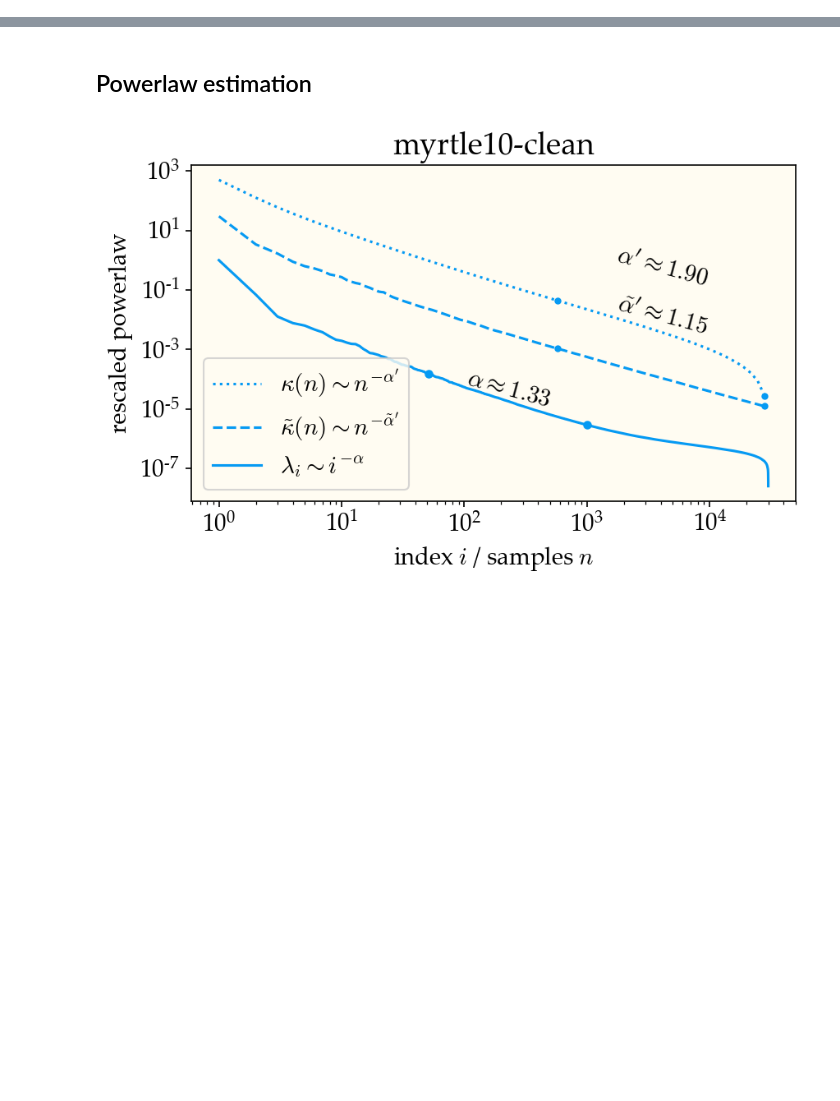
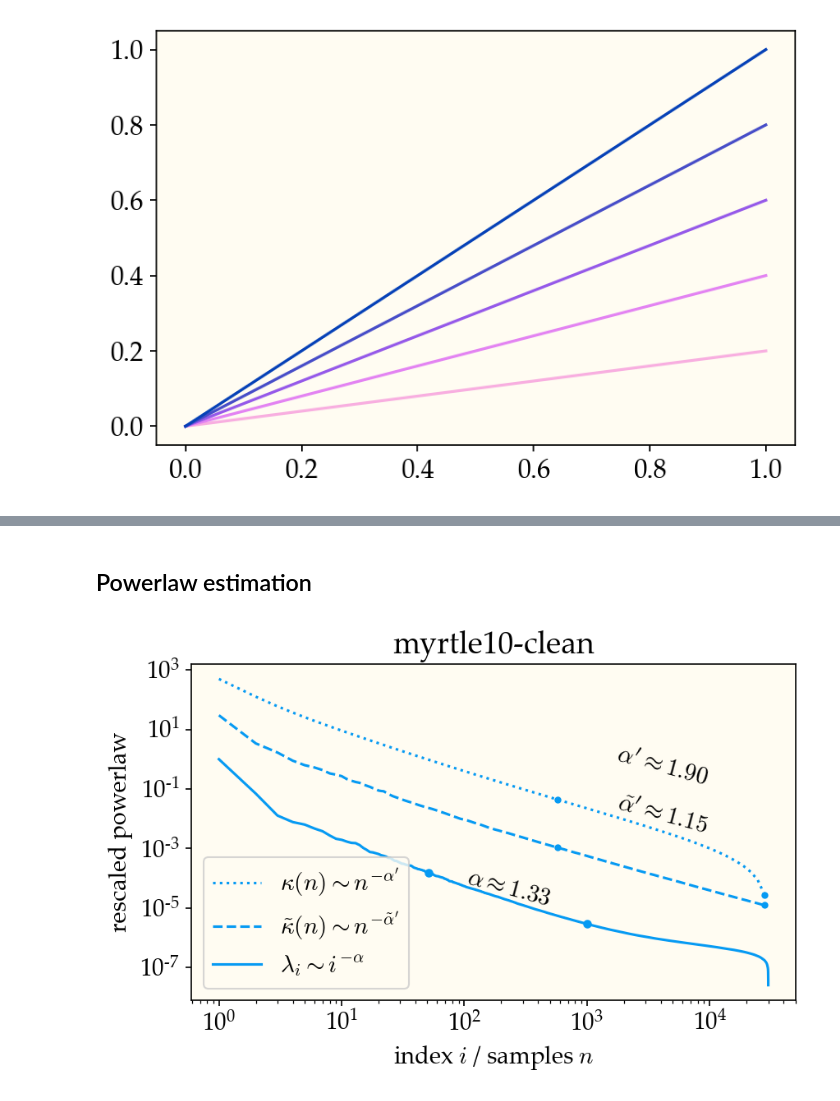
Before and after one commit to dkarkada/more-is-better, a Jupyter notebook: powerlaws.ipynb, the cells around one changed output, grey strips where cells are left out. Saved outputs shown, nothing was run; the diff lists cells and outputs as text; code cells hidden in the pictures; blank space fills up the shorter version.

```diff
--- a/powerlaws.ipynb
+++ b/powerlaws.ipynb
@@ -11,13 +11,55 @@ import sys
 sys.path.insert(0, '/more-is-better')
 from exptdetails import ExptDetails
 from utils import int_logspace
-# %%
-from matplotlib.lines import Line2D
-from matplotlib.patches import Patch
-
-def get_color(i):
-    colors = ["xkcd:azure", "xkcd:pumpkin", "xkcd:grass", "xkcd:coral", "xkcd:periwinkle"]
-    return colors[i%5]
+# %%
+from matplotlib.lines import Line2D
+from matplotlib.patches import Patch
+
+# https://colordesigner.io/gradient-generator
+
+def get_color(i, palnum=3):
+    colors = {
+        0: [
+            "xkcd:pastel pink",
+            "xkcd:bubblegum pink",
+            "xkcd:purplish pink",
+            "xkcd:bluish purple",
+            "xkcd:ultramarine",],
+        1: [
+            "#86d4f8",
+            "#478fe8",
+            "#2544bb",
+            "#222071",
+            "#1a1230",],
+        2: [
+            "#f8c3e7",
+            "#e578d5",
+            "#c439c7",
+            "#672d74",
+            "#25172d",],
+        3: [
+            "#f1c361",
+            "#e59231",
+            "#bd5e1f",
+            "#85361b",
+            "#511b14",
+        ],
+        3: [
+            "#f8aee0",
+            "#e383f2",
+            "#9559e9",
+            "#474dc8",
+            "#0641b7",
+        ]
+    }
+    return colors[palnum][i%5]
+
+x = np.linspace(0, 1)
+for i in range(5):
+    plt.plot(x, (1+i)/5 * x, color=get_color(i, 3))
+plt.show()
+# %% [output]
+[figure, added]
 # %%
 DATASET_NAME = 'cifar10'
 EXPT_NUM = 0
```
Also changed, not shown: parts of 4 cells of this notebook, 1 other file.
